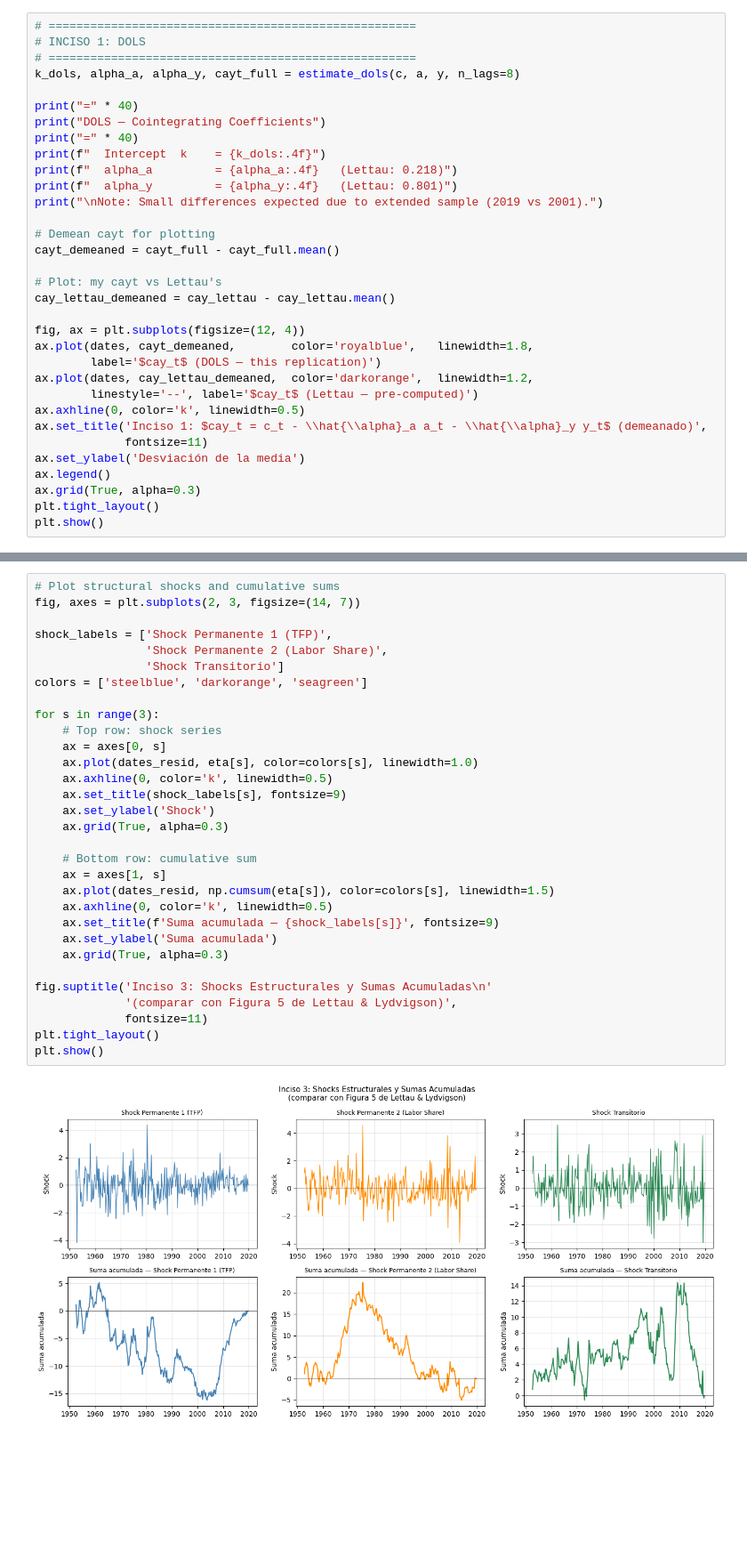
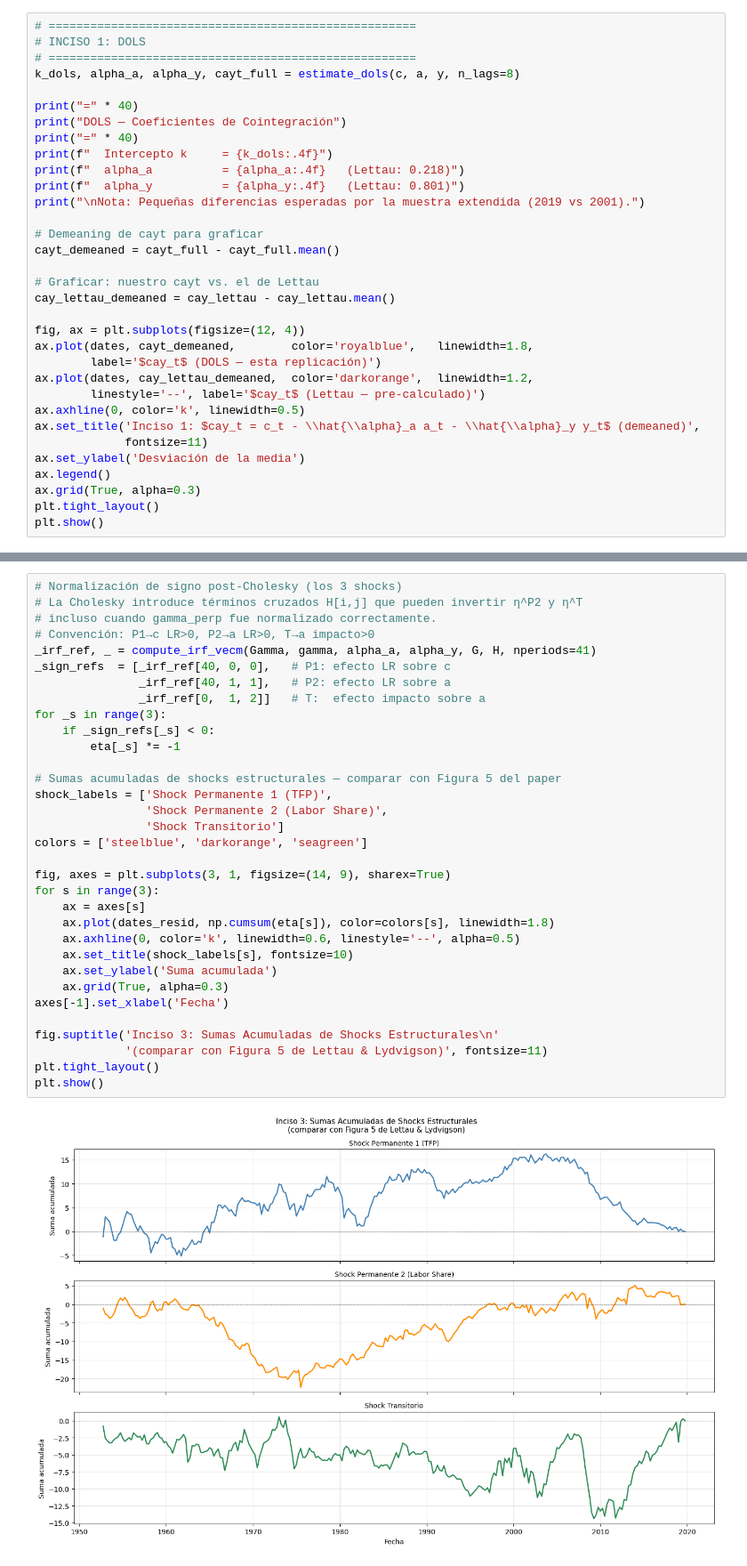
Before and after one commit to DavidGuzzi/MECMT15-98, a Jupyter notebook: Ejercicio1_ShocksAndCrashes.ipynb, the cells around one changed output, grey strips where cells are left out. Shown at 89% size. Drawn from its saved outputs; the diff is of its cells as text; blank space fills up the shorter version.

```diff
--- a/Ejercicio1_ShocksAndCrashes.ipynb
+++ b/Ejercicio1_ShocksAndCrashes.ipynb
@@ -356,26 +339,26 @@ $$c_t = k + \alpha_a a_t + \alpha_y y_t + \sum_{j=1}^{8}(\beta_{a,j}\Delta a_{t-
 k_dols, alpha_a, alpha_y, cayt_full = estimate_dols(c, a, y, n_lags=8)
 
 print("=" * 40)
-print("DOLS — Cointegrating Coefficients")
+print("DOLS — Coeficientes de Cointegración")
 print("=" * 40)
-print(f"  Intercept  k    = {k_dols:.4f}")
-print(f"  alpha_a         = {alpha_a:.4f}   (Lettau: 0.218)")
-print(f"  alpha_y         = {alpha_y:.4f}   (Lettau: 0.801)")
-print("\nNote: Small differences expected due to extended sample (2019 vs 2001).")
+print(f"  Intercepto k     = {k_dols:.4f}")
+print(f"  alpha_a          = {alpha_a:.4f}   (Lettau: 0.218)")
+print(f"  alpha_y          = {alpha_y:.4f}   (Lettau: 0.801)")
+print("\nNota: Pequeñas diferencias esperadas por la muestra extendida (2019 vs 2001).")
 
-# Demean cayt for plotting
+# Demeaning de cayt para graficar
 cayt_demeaned = cayt_full - cayt_full.mean()
 
-# Plot: my cayt vs Lettau's
+# Graficar: nuestro cayt vs. el de Lettau
 cay_lettau_demeaned = cay_lettau - cay_lettau.mean()
 
 fig, ax = plt.subplots(figsize=(12, 4))
 ax.plot(dates, cayt_demeaned,        color='royalblue',   linewidth=1.8,
-        label='$cay_t$ (DOLS — this replication)')
+        label='$cay_t$ (DOLS — esta replicación)')
 ax.plot(dates, cay_lettau_demeaned,  color='darkorange',  linewidth=1.2,
-        linestyle='--', label='$cay_t$ (Lettau — pre-computed)')
+        linestyle='--', label='$cay_t$ (Lettau — pre-calculado)')
 ax.axhline(0, color='k', linewidth=0.5)
-ax.set_title('Inciso 1: $cay_t = c_t - \\hat{\\alpha}_a a_t - \\hat{\\alpha}_y y_t$ (demeanado)',
+ax.set_title('Inciso 1: $cay_t = c_t - \\hat{\\alpha}_a a_t - \\hat{\\alpha}_y y_t$ (demeaned)',
              fontsize=11)
 ax.set_ylabel('Desviación de la media')
 ax.legend()
@@ -513,36 +510,38 @@ Variance check: E[eta*eta'] should be ~I
 # %%
-# Plot structural shocks and cumulative sums
-fig, axes = plt.subplots(2, 3, figsize=(14, 7))
+# Normalización de signo post-Cholesky (los 3 shocks)
+# La Cholesky introduce términos cruzados H[i,j] que pueden invertir η^P2 y η^T
+# incluso cuando gamma_perp fue normalizado correctamente.
+# Convención: P1→c LR>0, P2→a LR>0, T→a impacto>0
+_irf_ref, _ = compute_irf_vecm(Gamma, gamma, alpha_a, alpha_y, G, H, nperiods=41)
+_sign_refs  = [_irf_ref[40, 0, 0],   # P1: efecto LR sobre c
+               _irf_ref[40, 1, 1],   # P2: efecto LR sobre a
+               _irf_ref[0,  1, 2]]   # T:  efecto impacto sobre a
+for _s in range(3):
+    if _sign_refs[_s] < 0:
+        eta[_s] *= -1
 
+# Sumas acumuladas de shocks estructurales — comparar con Figura 5 del paper
 shock_labels = ['Shock Permanente 1 (TFP)',
                 'Shock Permanente 2 (Labor Share)',
                 'Shock Transitorio']
 colors = ['steelblue', 'darkorange', 'seagreen']
 
+fig, axes = plt.subplots(3, 1, figsize=(14, 9), sharex=True)
 for s in range(3):
-    # Top row: shock series
-    ax = axes[0, s]
-    ax.plot(dates_resid, eta[s], color=colors[s], linewidth=1.0)
-    ax.axhline(0, color='k', linewidth=0.5)
-    ax.set_title(shock_labels[s], fontsize=9)
-    ax.set_ylabel('Shock')
-    ax.grid(True, alpha=0.3)
-
-    # Bottom row: cumulative sum
-    ax = axes[1, s]
-    ax.plot(dates_resid, np.cumsum(eta[s]), color=colors[s], linewidth=1.5)
-    ax.axhline(0, color='k', linewidth=0.5)
-    ax.set_title(f'Suma acumulada — {shock_labels[s]}', fontsize=9)
+    ax = axes[s]
+    ax.plot(dates_resid, np.cumsum(eta[s]), color=colors[s], linewidth=1.8)
+    ax.axhline(0, color='k', linewidth=0.6, linestyle='--', alpha=0.5)
+    ax.set_title(shock_labels[s], fontsize=10)
     ax.set_ylabel('Suma acumulada')
     ax.grid(True, alpha=0.3)
+axes[-1].set_xlabel('Fecha')
 
-fig.suptitle('Inciso 3: Shocks Estructurales y Sumas Acumuladas\n'
-             '(comparar con Figura 5 de Lettau & Lydvigson)',
-             fontsize=11)
+fig.suptitle('Inciso 3: Sumas Acumuladas de Shocks Estructurales\n'
+             '(comparar con Figura 5 de Lettau & Lydvigson)', fontsize=11)
 plt.tight_layout()
 plt.show()
 # %% [output]
-[figure, old version]
+[figure, new version]
 # %% [markdown]
 ---
 ## Inciso 4: Interpretación Económica de los Shocks
```
Also changed, not shown: parts of 9 cells of this notebook.
